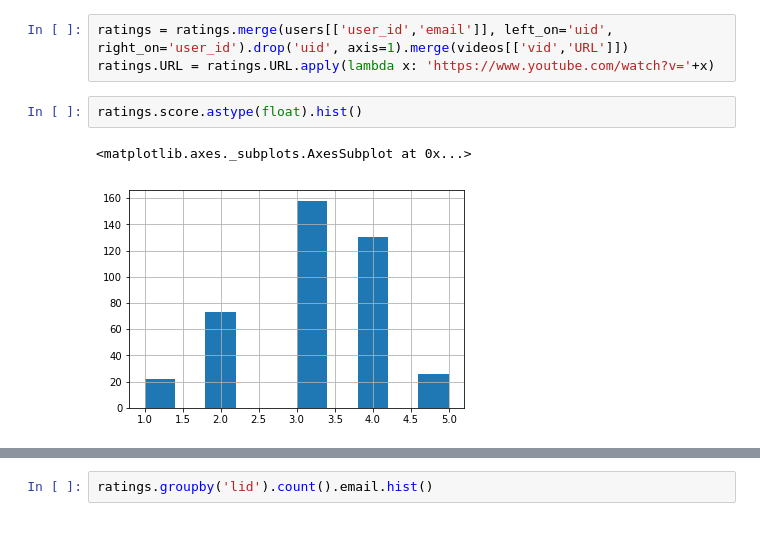
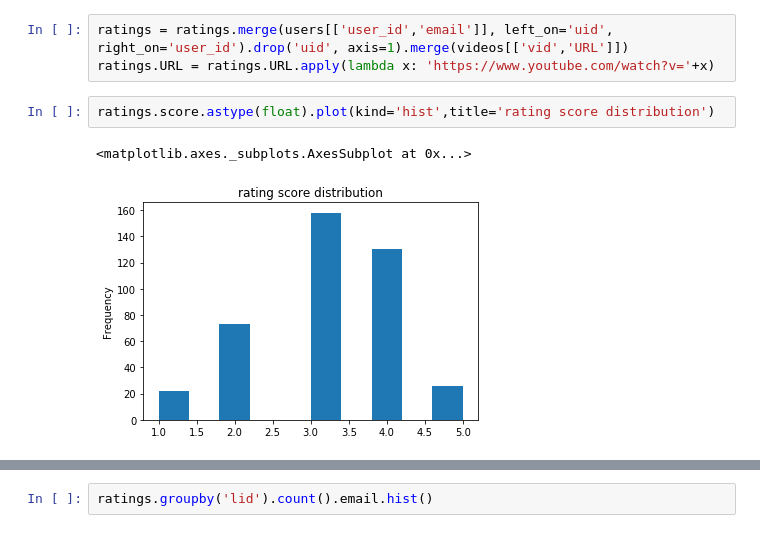
Before and after one commit to JHWu92/Cycling_safety, a Jupyter notebook: rating_platform/database report.ipynb, the cells around one changed output, grey strips where cells are left out. Drawn from its saved outputs; the diff is of its cells as text.

```diff
--- a/rating_platform/database report.ipynb
+++ b/rating_platform/database report.ipynb
@@ -115,7 +122,7 @@ videos.shape,ratings.vid.nunique()
 ratings = ratings.merge(users[['user_id','email']], left_on='uid', right_on='user_id').drop('uid', axis=1).merge(videos[['vid','URL']])
 ratings.URL = ratings.URL.apply(lambda x: 'https://www.youtube.com/watch?v='+x)
 # %%
-ratings.score.astype(float).hist()
+ratings.score.astype(float).plot(kind='hist',title='rating score distribution')
 # %% [output]
 <matplotlib.axes._subplots.AxesSubplot at 0x...>
-[figure, old version]
+[figure, new version]
```
Also changed, not shown: parts of 10 cells of this notebook.
